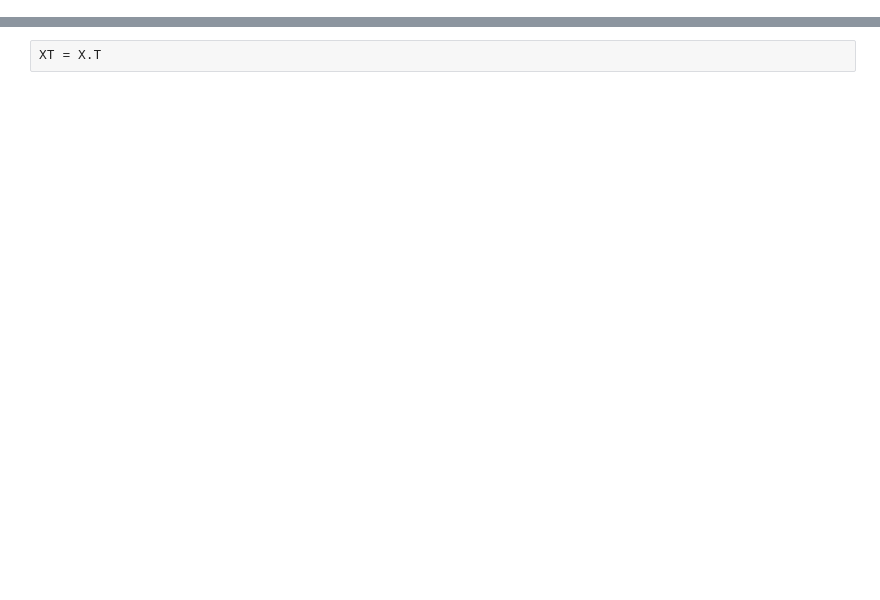
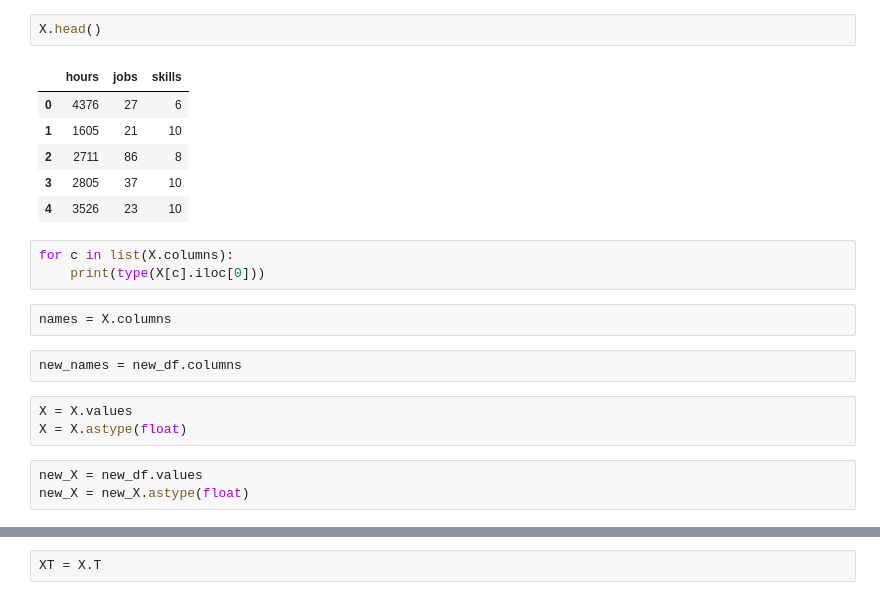
Before and after one commit to davidmasse/freelancer-rates, a Jupyter notebook: regress.ipynb, the cells around one changed output, grey strips where cells are left out. Drawn from its saved outputs; the diff is of its cells as text; blank space fills up the shorter version.

```diff
--- a/regress.ipynb
+++ b/regress.ipynb
@@ -29,0 +139,22 @@ plt.hist(y, bins = 50)
+# %%
+X.head()
+# %% [output]
+|  | hours | jobs | skills |
+| 0 | 4376 | 27 | 6 |
+| 1 | 1605 | 21 | 10 |
+| 2 | 2711 | 86 | 8 |
+| 3 | 2805 | 37 | 10 |
+| 4 | 3526 | 23 | 10 |
+# %%
+for c in list(X.columns):
+    print(type(X[c].iloc[0]))
+# %%
+names = X.columns
+# %%
+new_names = new_df.columns
+# %%
+X = X.values
+X = X.astype(float)
+# %%
+new_X = new_df.values
+new_X = new_X.astype(float)
```
Also changed, not shown: parts of 55 cells of this notebook, 5 other files.
